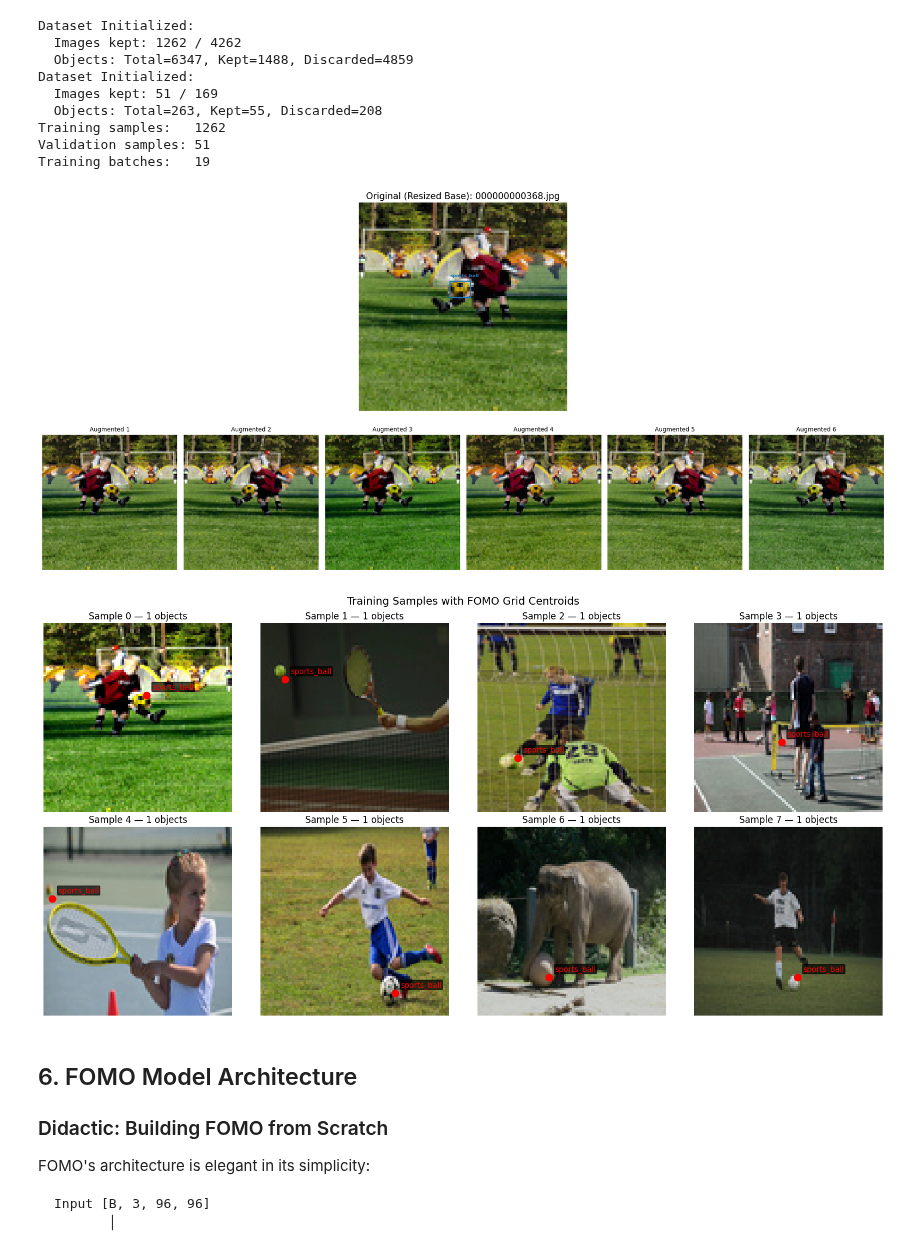
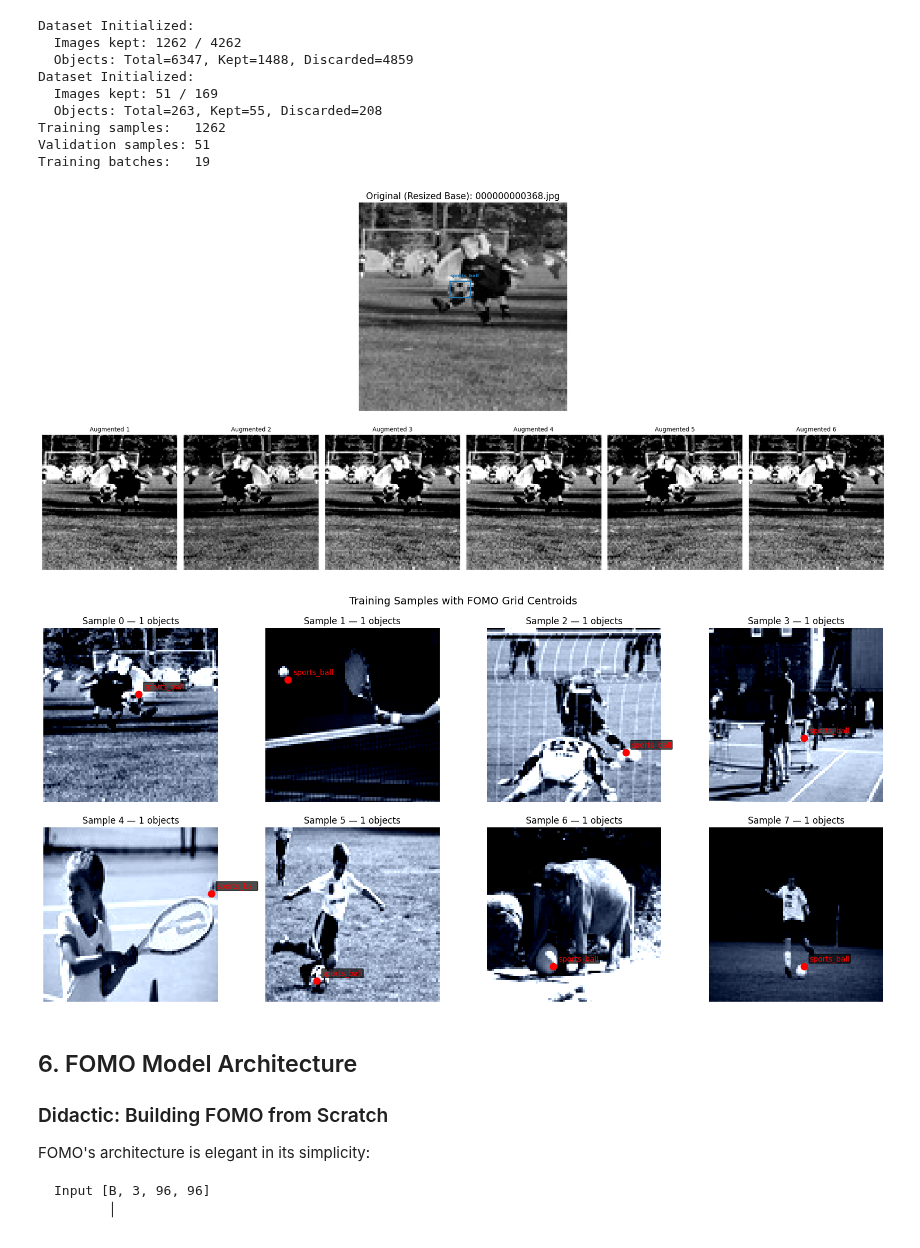
Before and after one commit to t-wilkinson/projects, a Jupyter notebook: ai/esp32-pc-object-detection/fomo.ipynb, the cells around one changed output. Saved outputs shown, nothing was run; the diff lists cells and outputs as text; code cells hidden in the pictures.

Commit message:
Working grayscale images

```diff
--- a/ai/esp32-pc-object-detection/fomo.ipynb
+++ b/ai/esp32-pc-object-detection/fomo.ipynb
@@ -84,10 +83,11 @@ match ENVIRONMENT:
         BATCH_SIZE = 128
         PIN_MEMORY = True
     case "local":
-        COCO_ROOT = Path('/home/trey/datasets/coco-96x96')
+        COCO_ROOT = Path.home() / Path('datasets/coco-greyscale-96x96')
         NUM_WORKERS = 4
         BATCH_SIZE = 64
         PIN_MEMORY = False
+NUM_WORKERS = 0
 
 # ── Model / training config ──────────────────────────────────────────────
 INPUT_SIZE     = 96        # 96x96 pixels — fits ESP32 memory budget
@@ -99,6 +99,11 @@ WEIGHT_DECAY   = 1e-4
 MNV2_WIDTH_MULT     = 0.5   # MobileNetV2 width multiplier
 MNV2_ROUND_NEAREST = 8      # MobileNetV2 round channels to nearest
 MIN_SCALED_BBOX_AREA = 5*5
+IS_GREYSCALE = True
+if IS_GREYSCALE:
+    INPUT_CHANNELS = 1
+else:
+    INPUT_CHANNELS = 3
 
 # ── COCO class mapping ───────────────────────────────────────────────────
 # Define only your TARGET object classes (COCO_ID: "Name")
@@ -370,10 +396,12 @@ class FOMODataset(Dataset):
         sample = self.images[idx] # Fixed typo (was self.image)
         img_path = self.image_dir / sample['file_name']
 
-        image = cv2.imread(str(img_path))
+        mode = cv2.IMREAD_GRAYSCALE if IS_GREYSCALE else cv2.IMREAD_COLOR
+        image = cv2.imread(str(img_path), mode)
         if image is None:
             raise FileNotFoundError(f'Image not found: {img_path}')
-        image = cv2.cvtColor(image, cv2.COLOR_BGR2RGB)
+        if not IS_GREYSCALE:
+            image = cv2.cvtColor(image, cv2.COLOR_BGR2RGB)
 
         # Apply augmentations
         transformed = self.transform(
@@ -446,27 +474,31 @@ def preview_augmentations(dataset, transform=None, index=0, n_samples=4):
     sample = dataset.images[index]
     img_path = dataset.image_dir / sample['file_name']
 
-    image = cv2.imread(str(img_path))
-    image = cv2.cvtColor(image, cv2.COLOR_BGR2RGB)
+    if IS_GREYSCALE:
+        image = cv2.imread(str(img_path), cv2.IMREAD_GRAYSCALE)
+    else:
+        image = cv2.imread(str(img_path))
+        image = cv2.cvtColor(image, cv2.COLOR_BGR2RGB)
 
     bboxes = sample['bboxes']
     category_ids = sample['cats']
 
     # Helper for denormalization
-    mean = np.array([0.485, 0.456, 0.406])
-    std = np.array([0.229, 0.224, 0.225])
+    mean = np.array(NORM_MEAN)
+    std = np.array(NORM_STD)
 
     plt.figure(figsize=(20, 10))
 
     # Prepare and Plot Original
-    # We use val_transform to get the 96x96 version the model actually sees
-    # Note: val_transform is assumed to be defined globally as per your notebook
     base_data = val_transform(image=image, bboxes=bboxes, category_ids=category_ids)
-    base_img = base_data['image'].permute(1, 2, 0).cpu().numpy()
+    base_img = base_data['image'].permute(1, 2, 0).cpu().numpy().squeeze()
     base_img = np.clip((base_img * std) + mean, 0, 1)
 
     ax_orig = plt.subplot(2, 1, 1)
-    ax_orig.imshow(base_img)
+    if IS_GREYSCALE:
+        ax_orig.imshow(base_img, cmap='gray')
+    else:
+        ax_orig.imshow(base_img)
     ax_orig.set_title(f"Original (Resized Base): {sample['file_name']}", fontsize=15)
     ax_orig.axis('off')
 
@@ -483,11 +515,14 @@ def preview_augmentations(dataset, transform=None, index=0, n_samples=4):
     for i in range(n_samples):
         # Apply the stochastic transform (train_transform)
         augmented = transform(image=image, bboxes=bboxes, category_ids=category_ids)
-        aug_img = augmented['image'].permute(1, 2, 0).cpu().numpy()
+        aug_img = augmented['image'].permute(1, 2, 0).cpu().numpy().squeeze()
         aug_img = np.clip((aug_img * std) + mean, 0, 1)
 
         ax_aug = plt.subplot(2, n_samples, n_samples + i + 1)
-        ax_aug.imshow(aug_img)
+        if IS_GREYSCALE:
+            ax_aug.imshow(aug_img, cmap='gray')
+        else:
+            ax_aug.imshow(aug_img)
         ax_aug.set_title(f"Augmented {i+1}", fontsize=10)
         ax_aug.axis('off')
 
@@ -496,47 +531,52 @@ def preview_augmentations(dataset, transform=None, index=0, n_samples=4):
 
 preview_augmentations(train_dataset, index=0, n_samples=6)
 # %% [output]
-[figure, old version]
+[figure, new version]
 # %%
 # ── Visualize a few training samples ─────────────────────────────────────
 
-def denormalize(tensor, mean=(0.485, 0.456, 0.406), std=(0.229, 0.224, 0.225)):
+def denormalize(tensor, mean=NORM_MEAN, std=NORM_STD):
     """Reverse ImageNet normalization for display."""
     img = tensor.clone()
-    for c in range(3):
-        img[c] = img[c] * std[c] + mean[c]
+    m = torch.tensor(mean).view(-1, 1, 1)
+    s = torch.tensor(std).view(-1, 1, 1)
+
+    img = tensor * s + m
     return img.clamp(0, 1)
 
 fig, axes = plt.subplots(2, 4, figsize=(16, 8))
 
 for i, ax in enumerate(axes.flat):
     img, target = train_dataset[i]
-    img_display = denormalize(img).permute(1, 2, 0).numpy()
-    ax.imshow(img_display)
+    img_display = denormalize(img).permute(1, 2, 0).numpy().squeeze()
+    if IS_GREYSCALE:
+        ax.imshow(img_display, cmap='gray')
+    else:
+        ax.imshow(img_display)
 
     # Overlay grid cells with detections
     for gy in range(GRID_SIZE):
         for gx in range(GRID_SIZE):
             cls = target[gy, gx].item()
             if cls > 0:
                 # Draw a marker at the cell center
                 px = (gx + 0.5) * CELL_SIZE
                 py = (gy + 0.5) * CELL_SIZE
                 colors = ['', 'red', 'yellow', 'cyan', 'magenta', 'green']
                 ax.plot(px, py, 'o', color=colors[cls], markersize=8, markeredgewidth=2)
                 ax.text(px + 3, py - 3, FOMO_CLASS_NAMES[cls],
                         fontsize=10, color=colors[cls],
                         bbox=dict(boxstyle='round,pad=0.1', facecolor='black', alpha=0.7))
 
     obj_count = (target > 0).sum().item()
     ax.set_title(f'Sample {i} — {obj_count} objects')
     ax.axis('off')
 
 plt.suptitle('Training Samples with FOMO Grid Centroids', fontsize=14)
 plt.tight_layout()
 plt.show()
 # %% [output]
-[figure, old version]
+[figure, new version]
 # %% [markdown]
 ## 6. FOMO Model Architecture
 
```
Also changed, not shown: parts of 6 cells of this notebook, 1 other file.
